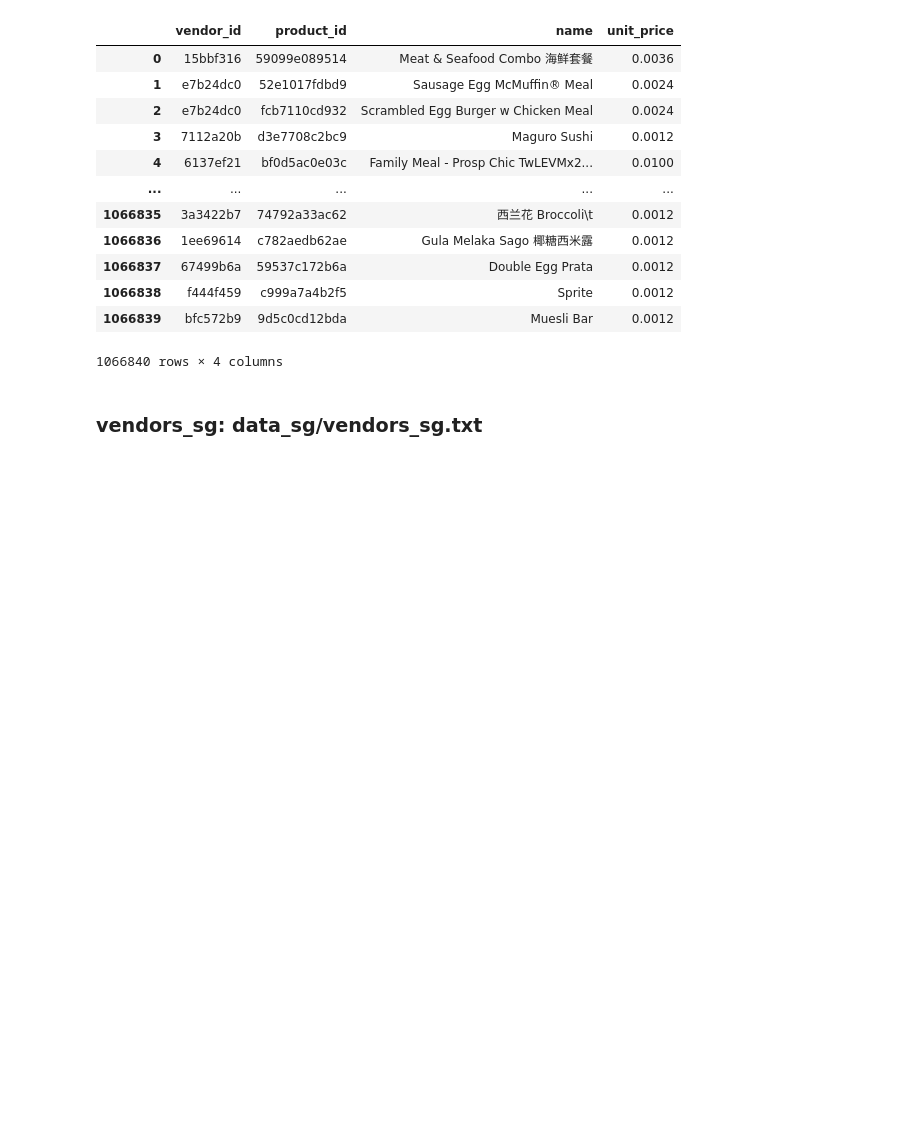
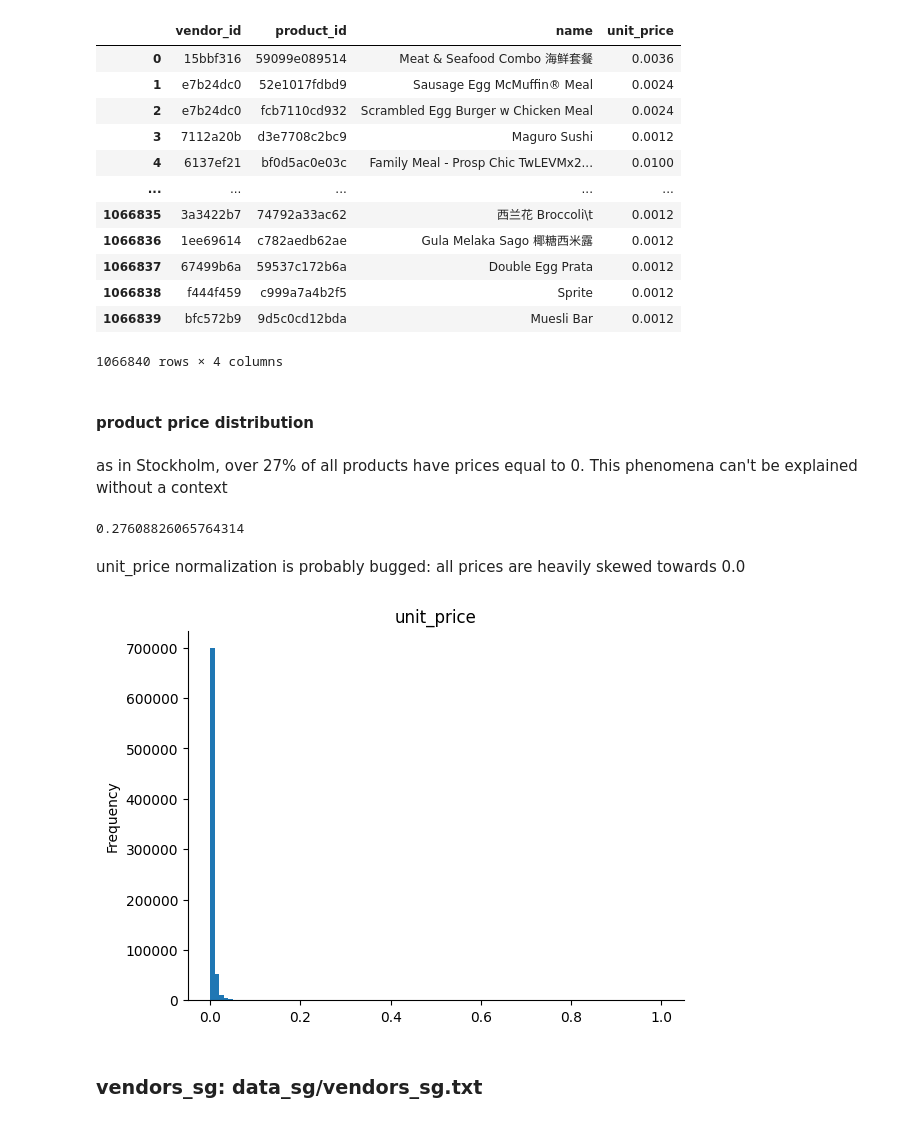
Before and after one commit to aguille-vert/delivery-hero-dataset, a Jupyter notebook: notebooks/00_delivery_hero_eda.ipynb, the cells around one changed output. Drawn from its saved outputs; the diff is of its cells as text; code cells hidden in the pictures; blank space fills up the shorter version.

```diff
--- a/notebooks/00_delivery_hero_eda.ipynb
+++ b/notebooks/00_delivery_hero_eda.ipynb
@@ -248,6 +309,22 @@ prods_sg
 | 1066838 | f444f459 | c999a7a4b2f5 | Sprite | 0.0012 |
 | 1066839 | bfc572b9 | 9d5c0cd12bda | Muesli Bar | 0.0012 |
 1066840 rows × 4 columns
+# %% [markdown]
+#### product price distribution
+# %% [markdown]
+as in Stockholm, over 27% of all products have prices equal to 0. This phenomena can't be explained without a context
+# %%
+len(prods_sg.query("unit_price==0"))/len(prods_sg)
+# %% [output]
+0.27608826065764314
+# %% [markdown]
+unit_price normalization is probably bugged: all prices are heavily skewed towards 0.0
+# %%
+from matplotlib import pyplot as plt
+prods_sg.query("unit_price!=0")['unit_price'].plot(kind='hist', bins=100, title='unit_price')
+plt.gca().spines[['top', 'right',]].set_visible(False)
+# %% [output]
+[figure, added]
 # %% [markdown]
 ### vendors_sg: data_sg/vendors_sg.txt
 # %%
```
Also changed, not shown: parts of 44 cells of this notebook.
